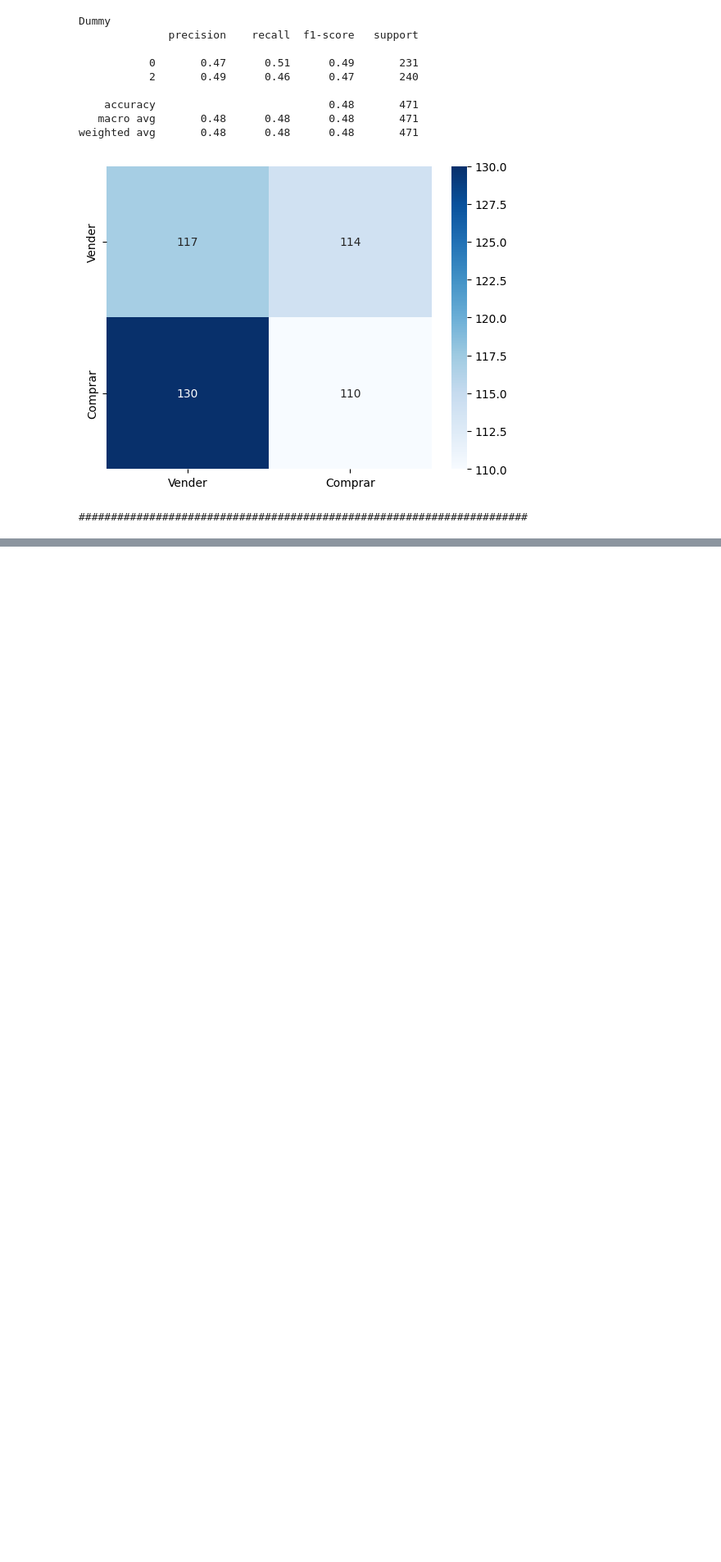
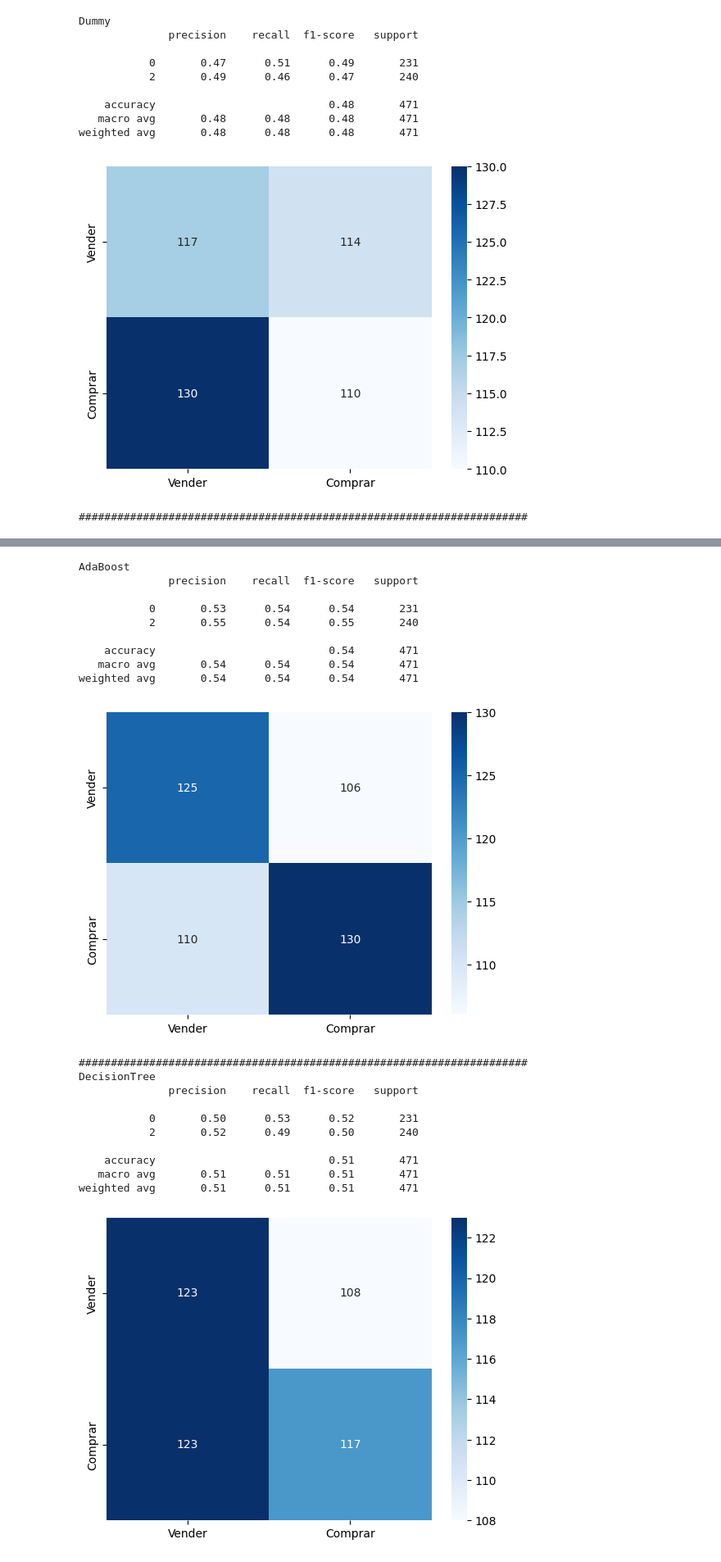
Before and after one commit to YagoL3m3/stock-ai-recommender, a Jupyter notebook: tratativas_dataframes.ipynb, the cells around one changed output, grey strips where cells are left out. Shown: that part at 82% size. Saved outputs shown, nothing was run; the diff lists cells and outputs as text; code cells hidden in the pictures; blank space fills up the shorter version.

```diff
--- a/tratativas_dataframes.ipynb
+++ b/tratativas_dataframes.ipynb
@@ -564,3 +564,11 @@ modelos = {
     "SVM": SVC(random_state=1),
     "RedeNeural": MLPClassifier(random_state=1, max_iter=400),
 }
+# %%
+for nome_modelo in modelos:
+    modelo = modelos[nome_modelo]
+    modelo.fit(x_treino, y_treino)
+    previsoes = modelo.predict(x_teste)
+    avaliar(y_teste, previsoes, nome_modelo)
+    modelos[nome_modelo] = modelo
+# %% [output]
@@ -566,0 +576,21 @@ modelos = {
+AdaBoost
+              precision    recall  f1-score   support
+
+           0       0.53      0.54      0.54       231
+           2       0.55      0.54      0.55       240
+
+    accuracy                           0.54       471
+   macro avg       0.54      0.54      0.54       471
+weighted avg       0.54      0.54      0.54       471
+[figure, added]
+######################################################################
+DecisionTree
+              precision    recall  f1-score   support
+
+           0       0.50      0.53      0.52       231
+           2       0.52      0.49      0.50       240
+
+    accuracy                           0.51       471
+   macro avg       0.51      0.51      0.51       471
+weighted avg       0.51      0.51      0.51       471
+[figure, added]
```
Also changed, not shown: parts of 1 cell of this notebook.
